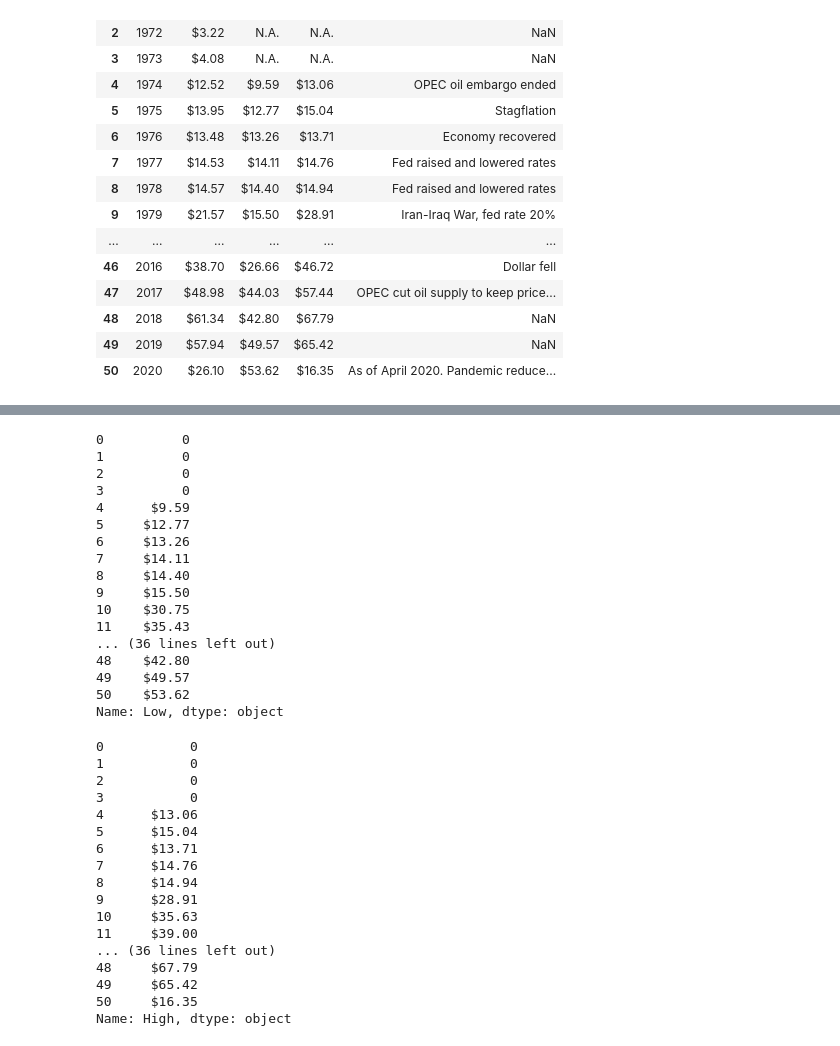
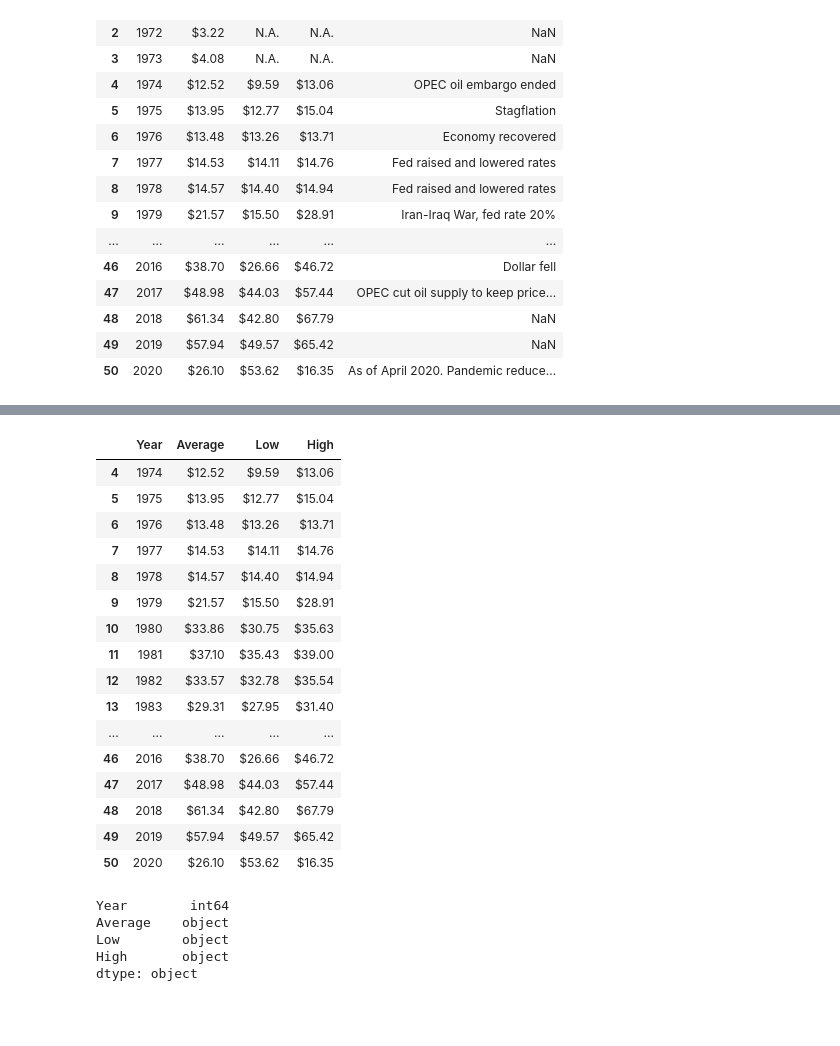
Before and after one commit to Ayomi-tech/Silver-Price-and-Oil-Price-interaction, a Jupyter notebook: New Scraping code Behrooz to test.ipynb, the cells around one changed output, grey strips where cells are left out. Saved outputs shown, nothing was run; the diff lists cells and outputs as text; code cells hidden in the pictures; blank space fills up the shorter version.

```diff
--- a/New Scraping code Behrooz to test.ipynb
+++ b/New Scraping code Behrooz to test.ipynb
@@ -84,41 +38,0 @@ Name: Average, dtype: float64
-# %%
-# now we need to remove the N.A.:
-df2['Low'].str.replace('N.A.','0', regex=True)
-# %% [output]
-0          0
-1          0
-2          0
-3          0
-4      $9.59
-5     $12.77
-6     $13.26
-7     $14.11
-8     $14.40
-9     $15.50
-10    $30.75
-11    $35.43
-... (36 lines left out)
-48    $42.80
-49    $49.57
-50    $53.62
-Name: Low, dtype: object
-# %%
-df2['High'].str.replace('N.A.','0', regex=True)
-# %% [output]
-0           0
-1           0
-2           0
-3           0
-4      $13.06
-5      $15.04
-6      $13.71
-7      $14.76
-8      $14.94
-9      $28.91
-10     $35.63
-11     $39.00
-... (36 lines left out)
-48     $67.79
-49     $65.42
-50     $16.35
-Name: High, dtype: object
@@ -127,0 +39,33 @@ df2['Low'].str.replace('$','', regex=True).astype(float)
+# %%
+# to drop column:
+df = df_list.drop(['Causes'], axis=1)
+# %%
+#to drop rows:
+df1 = df.drop([0, 1, 2, 3])
+df1
+# %% [output]
+|  | Year | Average | Low | High |
+| 4 | 1974 | $12.52 | $9.59 | $13.06 |
+| 5 | 1975 | $13.95 | $12.77 | $15.04 |
+| 6 | 1976 | $13.48 | $13.26 | $13.71 |
+| 7 | 1977 | $14.53 | $14.11 | $14.76 |
+| 8 | 1978 | $14.57 | $14.40 | $14.94 |
+| 9 | 1979 | $21.57 | $15.50 | $28.91 |
+| 10 | 1980 | $33.86 | $30.75 | $35.63 |
+| 11 | 1981 | $37.10 | $35.43 | $39.00 |
+| 12 | 1982 | $33.57 | $32.78 | $35.54 |
+| 13 | 1983 | $29.31 | $27.95 | $31.40 |
+| ... | ... | ... | ... | ... |
+| 46 | 2016 | $38.70 | $26.66 | $46.72 |
+| 47 | 2017 | $48.98 | $44.03 | $57.44 |
+| 48 | 2018 | $61.34 | $42.80 | $67.79 |
+| 49 | 2019 | $57.94 | $49.57 | $65.42 |
+| 50 | 2020 | $26.10 | $53.62 | $16.35 |
+# %%
+df1.dtypes
+# %% [output]
+Year        int64
+Average    object
+Low        object
+High       object
+dtype: object
```
Also changed, not shown: parts of 8 cells of this notebook, 1 other file.
